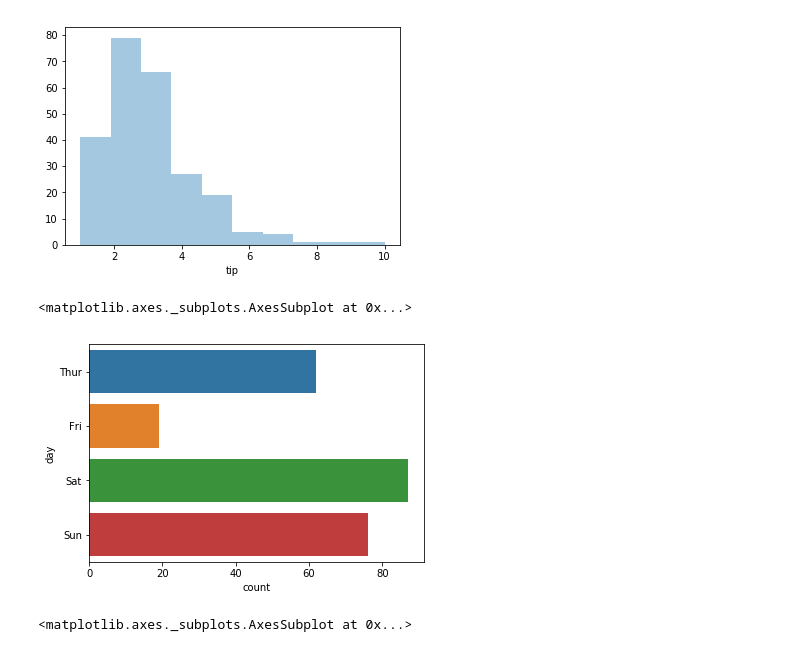
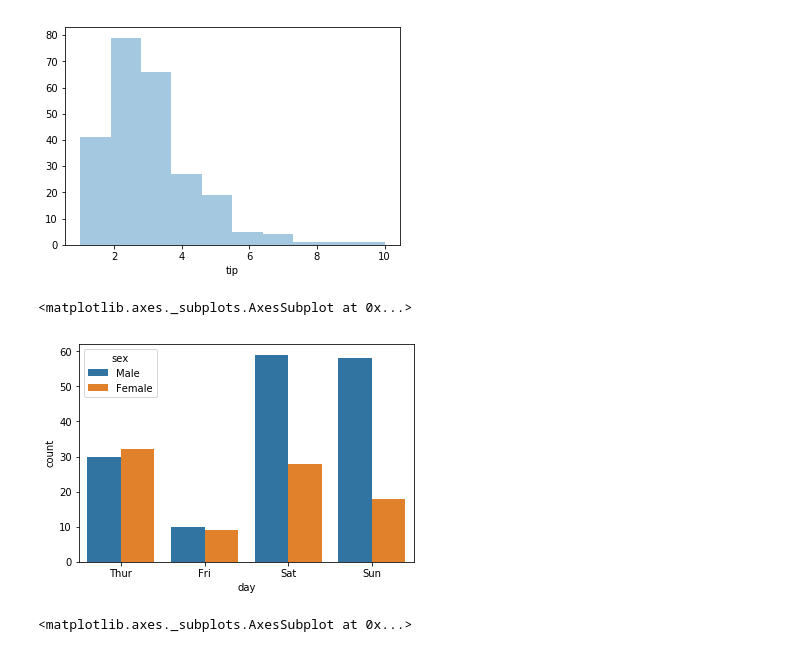
Before and after one commit to ebharucha/Misc, a Jupyter notebook: Cheat Sheet.ipynb, the cells around one changed output. Saved outputs shown, nothing was run; the diff lists cells and outputs as text; code cells hidden in the pictures.

```diff
--- a/Cheat Sheet.ipynb
+++ b/Cheat Sheet.ipynb
@@ -306,10 +306,10 @@ sns.distplot(df['tip'], kde=False, bins=10)
 [figure]
 # %%
 ### Countplot
-sns.countplot(y='day', data=df)
+sns.countplot(x='day', hue='sex', data=df)
 # %% [output]
 <matplotlib.axes._subplots.AxesSubplot at 0x...>
-[figure, old version]
+[figure, new version]
 # %%
 ### Barplot
 sns.barplot(x='day', y='total_bill', data=df)
```
Also changed, not shown: parts of 2 cells of this notebook, 1 other file.
